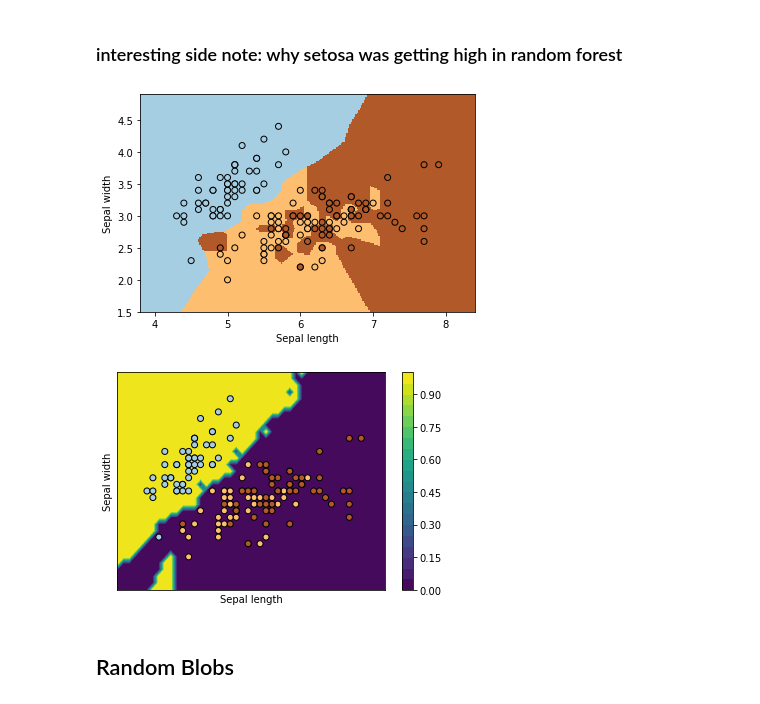
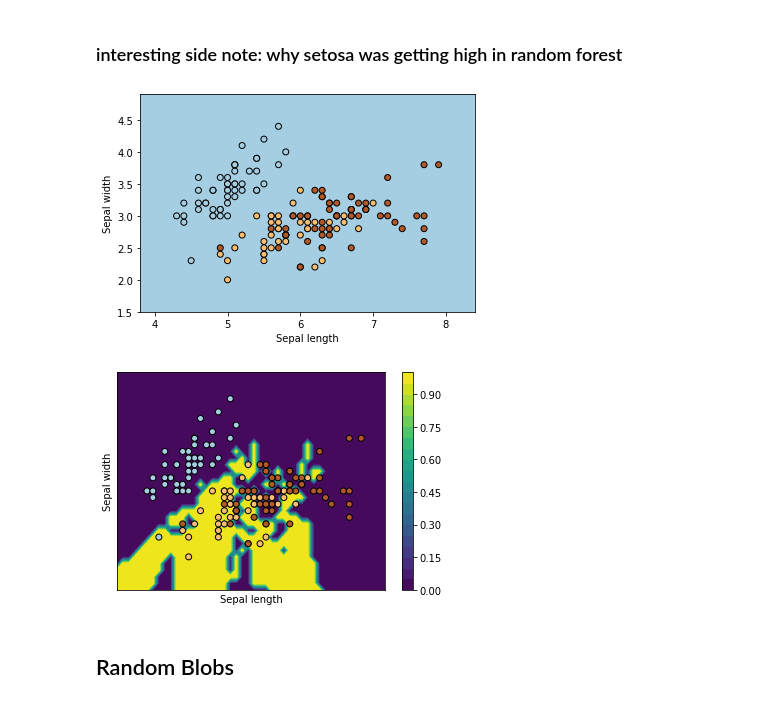
Before and after one commit to nipunbatra/ml-teaching, a Jupyter notebook: knn/knn.ipynb, the cells around one changed output. Saved outputs shown, nothing was run; the diff lists cells and outputs as text; code cells hidden in the pictures.

```diff
--- a/knn/knn.ipynb
+++ b/knn/knn.ipynb
@@ -25,32 +25,32 @@ plt.savefig('iris.pdf', transparent=True, bbox_inches="tight")
 # %%
 # Plot the decision boundary. For that, we will asign a color to each
 # point in the mesh [x_min, m_max]x[y_min, y_max].
 h = .02 # step size in the mesh
-K = 1
+K = 150
 knn=neighbors.KNeighborsClassifier(n_neighbors=K)
 knn.fit(X, Y)
 x_min, x_max = X[:,0].min() - .5, X[:,0].max() + .5
 y_min, y_max = X[:,1].min() - .5, X[:,1].max() + .5
 xx, yy = np.meshgrid(np.arange(x_min, x_max, h), np.arange(y_min, y_max, h))
 Z = knn.predict(np.c_[xx.ravel(), yy.ravel()])
 
 # Put the result into a color plot
 Z = Z.reshape(xx.shape)
 plt.set_cmap(plt.cm.Paired)
 plt.pcolormesh(xx, yy, Z)
 
 # Plot also the training points
 plt.scatter(X[:,0], X[:,1],c=Y, edgecolors='k')
 plt.xlabel('Sepal length')
 plt.ylabel('Sepal width')
 
 plt.xlim(xx.min(), xx.max())
 plt.ylim(yy.min(), yy.max())
 
 plt.savefig('iris_knn_{}.pdf'.format(K), transparent=True, bbox_inches="tight")
 plt.show()
 # %% [output]
-[figure, old version]
+[figure, new version]
 # %%
 def probDist(pts, K, c):
     pairDist = cdist([pts], X, 'euclidean')
@@ -58,7 +58,7 @@ def probDist(pts, K, c):
     return (Y[idx] == c).sum()/K
 # %%
 K = 1
-B = 0
+B = 1
 
 h = .1 # step size in the mesh
 x_min, x_max = X[:,0].min() - .5, X[:,0].max() + .5
@@ -85,7 +85,7 @@ plt.yticks(())
 plt.savefig('iris_prob_{}_{}.pdf'.format(K, B), transparent=True, bbox_inches="tight")
 plt.show()
 # %% [output]
-[figure, old version]
+[figure, new version]
 # %% [markdown]
 ## Random Blobs
 # %%
```
Also changed, not shown: parts of 7 cells of this notebook, 16 other files.
